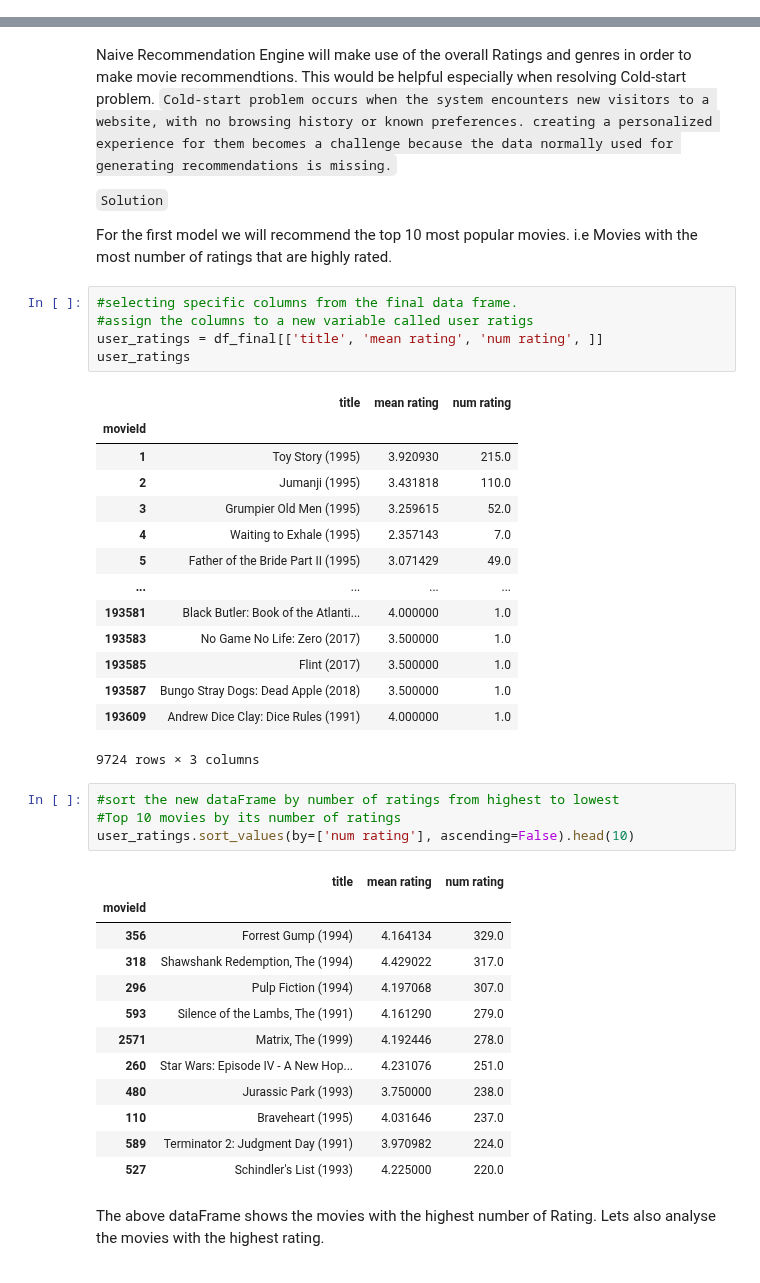
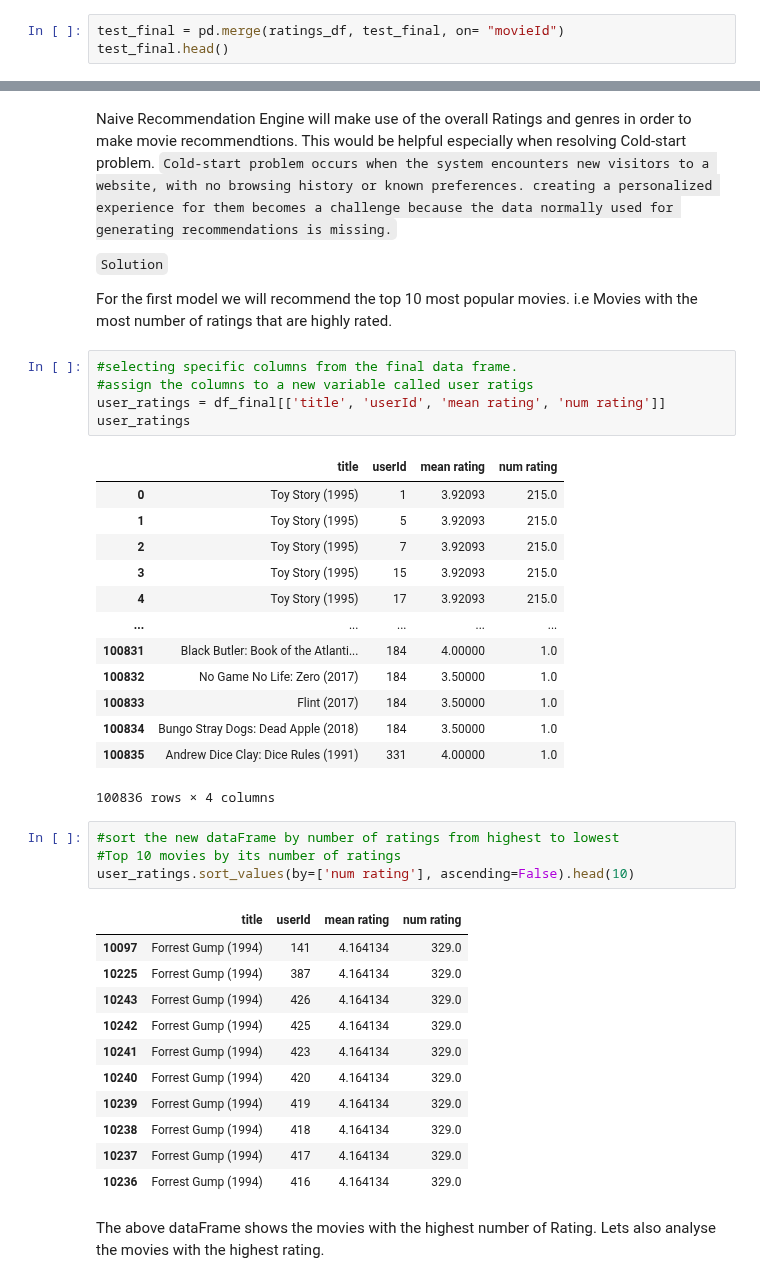
Before and after one commit to E-Juliet/Movie-reccomender, a Jupyter notebook: phase_4_project.ipynb, the cells around one changed output, grey strips where cells are left out. Cells and saved outputs as stored; diff of their text form.

```diff
--- a/phase_4_project.ipynb
+++ b/phase_4_project.ipynb
@@ -521,3 +514,6 @@ test_final.head()
 | 3 | 3.259615 | 52.0 |
 | 4 | 2.357143 | 7.0 |
 | 5 | 3.071429 | 49.0 |
+# %%
+test_final = pd.merge(ratings_df, test_final, on= "movieId")
+test_final.head()
@@ -633,40 +622,38 @@ For the first model we will recommend the top 10 most popular movies. i.e Movies
 # %%
 #selecting specific columns from the final data frame.
 #assign the columns to a new variable called user ratigs
-user_ratings = df_final[['title', 'mean rating', 'num rating', ]]
+user_ratings = df_final[['title', 'userId', 'mean rating', 'num rating']]
 user_ratings
 # %% [output]
-|  | title | mean rating | num rating |
-| movieId |  |  |  |
-| 1 | Toy Story (1995) | 3.920930 | 215.0 |
-| 2 | Jumanji (1995) | 3.431818 | 110.0 |
-| 3 | Grumpier Old Men (1995) | 3.259615 | 52.0 |
-| 4 | Waiting to Exhale (1995) | 2.357143 | 7.0 |
-| 5 | Father of the Bride Part II (1995) | 3.071429 | 49.0 |
-| ... | ... | ... | ... |
-| 193581 | Black Butler: Book of the Atlanti... | 4.000000 | 1.0 |
-| 193583 | No Game No Life: Zero (2017) | 3.500000 | 1.0 |
-| 193585 | Flint (2017) | 3.500000 | 1.0 |
-| 193587 | Bungo Stray Dogs: Dead Apple (2018) | 3.500000 | 1.0 |
-| 193609 | Andrew Dice Clay: Dice Rules (1991) | 4.000000 | 1.0 |
+|  | title | userId | mean rating | num rating |
+| 0 | Toy Story (1995) | 1 | 3.92093 | 215.0 |
+| 1 | Toy Story (1995) | 5 | 3.92093 | 215.0 |
+| 2 | Toy Story (1995) | 7 | 3.92093 | 215.0 |
+| 3 | Toy Story (1995) | 15 | 3.92093 | 215.0 |
+| 4 | Toy Story (1995) | 17 | 3.92093 | 215.0 |
+| ... | ... | ... | ... | ... |
+| 100831 | Black Butler: Book of the Atlanti... | 184 | 4.00000 | 1.0 |
+| 100832 | No Game No Life: Zero (2017) | 184 | 3.50000 | 1.0 |
+| 100833 | Flint (2017) | 184 | 3.50000 | 1.0 |
+| 100834 | Bungo Stray Dogs: Dead Apple (2018) | 184 | 3.50000 | 1.0 |
+| 100835 | Andrew Dice Clay: Dice Rules (1991) | 331 | 4.00000 | 1.0 |
-9724 rows × 3 columns
+100836 rows × 4 columns
 # %%
 #sort the new dataFrame by number of ratings from highest to lowest
 #Top 10 movies by its number of ratings
 user_ratings.sort_values(by=['num rating'], ascending=False).head(10)
 # %% [output]
-|  | title | mean rating | num rating |
-| movieId |  |  |  |
-| 356 | Forrest Gump (1994) | 4.164134 | 329.0 |
-| 318 | Shawshank Redemption, The (1994) | 4.429022 | 317.0 |
-| 296 | Pulp Fiction (1994) | 4.197068 | 307.0 |
-| 593 | Silence of the Lambs, The (1991) | 4.161290 | 279.0 |
-| 2571 | Matrix, The (1999) | 4.192446 | 278.0 |
-| 260 | Star Wars: Episode IV - A New Hop... | 4.231076 | 251.0 |
-| 480 | Jurassic Park (1993) | 3.750000 | 238.0 |
-| 110 | Braveheart (1995) | 4.031646 | 237.0 |
-| 589 | Terminator 2: Judgment Day (1991) | 3.970982 | 224.0 |
-| 527 | Schindler's List (1993) | 4.225000 | 220.0 |
+|  | title | userId | mean rating | num rating |
+| 10097 | Forrest Gump (1994) | 141 | 4.164134 | 329.0 |
+| 10225 | Forrest Gump (1994) | 387 | 4.164134 | 329.0 |
+| 10243 | Forrest Gump (1994) | 426 | 4.164134 | 329.0 |
+| 10242 | Forrest Gump (1994) | 425 | 4.164134 | 329.0 |
+| 10241 | Forrest Gump (1994) | 423 | 4.164134 | 329.0 |
+| 10240 | Forrest Gump (1994) | 420 | 4.164134 | 329.0 |
+| 10239 | Forrest Gump (1994) | 419 | 4.164134 | 329.0 |
+| 10238 | Forrest Gump (1994) | 418 | 4.164134 | 329.0 |
+| 10237 | Forrest Gump (1994) | 417 | 4.164134 | 329.0 |
+| 10236 | Forrest Gump (1994) | 416 | 4.164134 | 329.0 |
 # %% [markdown]
 The above dataFrame shows the movies with the highest number of Rating. Lets also analyse the movies with the highest rating.
 # %%
```
Also changed, not shown: parts of 30 cells of this notebook.
